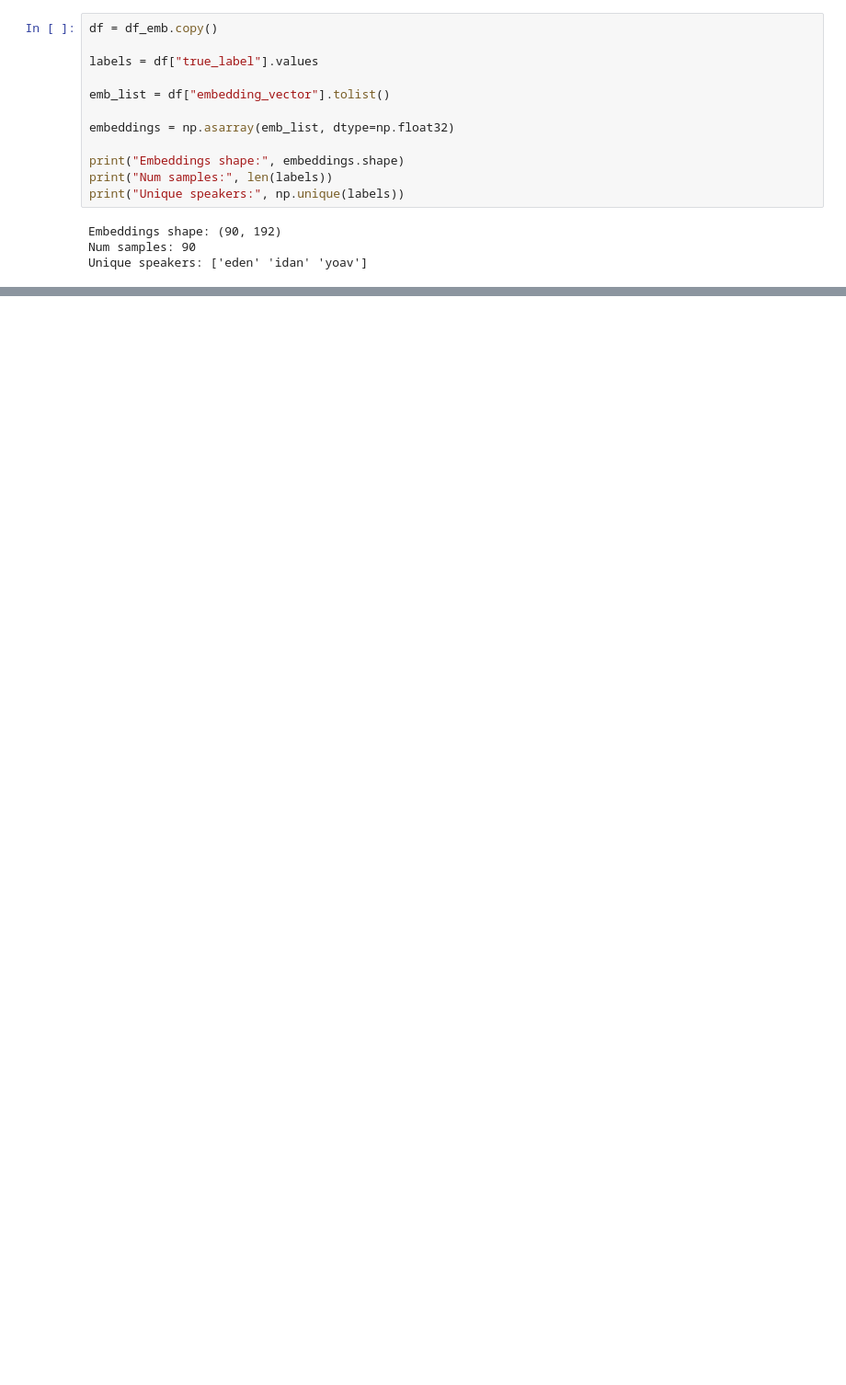
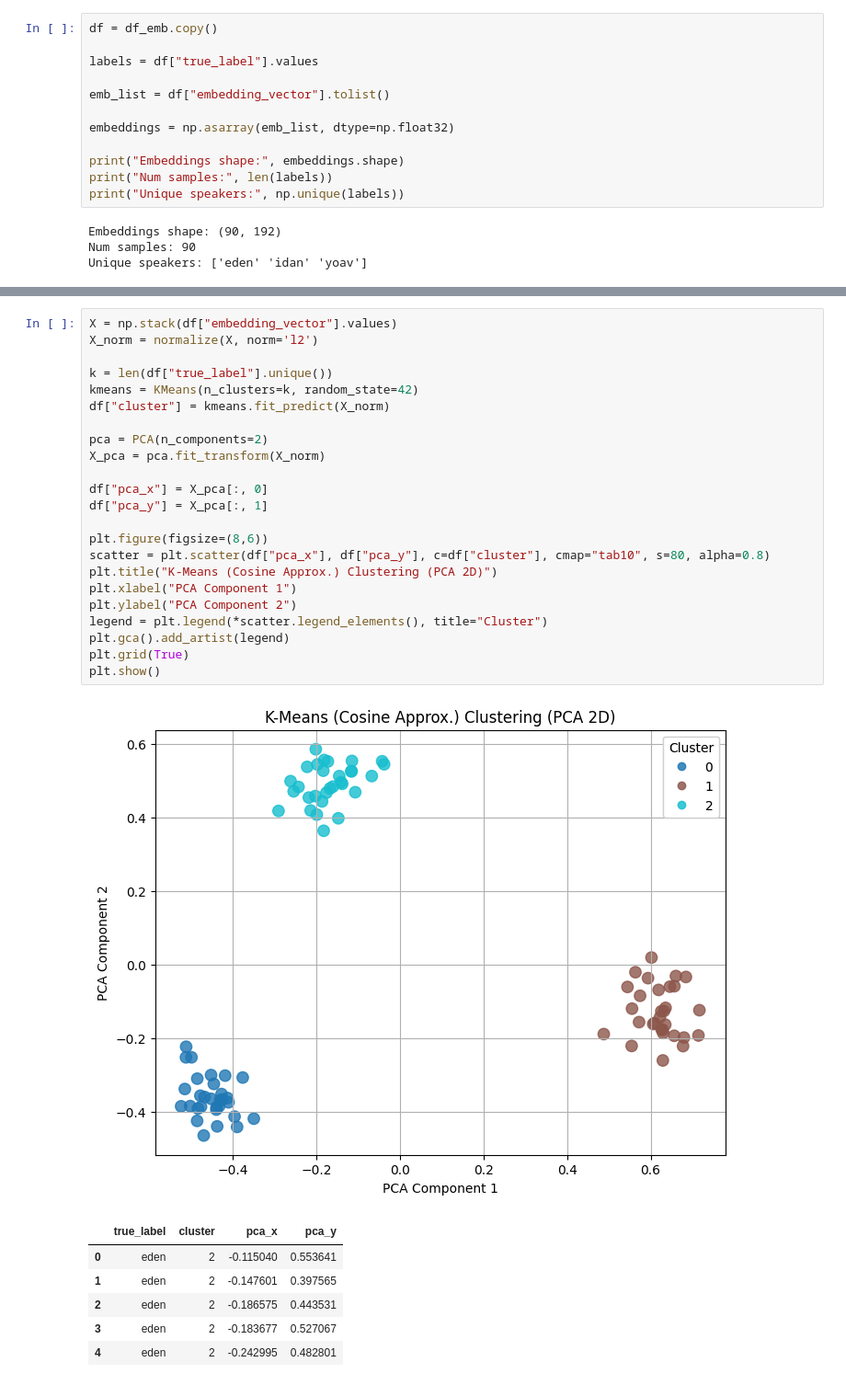
Before and after one commit to yoav1870/BioVoice, a Jupyter notebook: ecapa/level1/speaker_template_selection.ipynb, the cells around one changed output, grey strips where cells are left out. Shown: that part at 92% size. Saved outputs shown, nothing was run; the diff lists cells and outputs as text; blank space fills up the shorter version.

```diff
--- a/ecapa/level1/speaker_template_selection.ipynb
+++ b/ecapa/level1/speaker_template_selection.ipynb
@@ -300,0 +300,31 @@ Threshold at EER (cosine similarity): 0.3629
+# %%
+X = np.stack(df["embedding_vector"].values)
+X_norm = normalize(X, norm='l2')
+
+k = len(df["true_label"].unique())
+kmeans = KMeans(n_clusters=k, random_state=42)
+df["cluster"] = kmeans.fit_predict(X_norm)
+
+pca = PCA(n_components=2)
+X_pca = pca.fit_transform(X_norm)
+
+df["pca_x"] = X_pca[:, 0]
+df["pca_y"] = X_pca[:, 1]
+
+plt.figure(figsize=(8,6))
+scatter = plt.scatter(df["pca_x"], df["pca_y"], c=df["cluster"], cmap="tab10", s=80, alpha=0.8)
+plt.title("K-Means (Cosine Approx.) Clustering (PCA 2D)")
+plt.xlabel("PCA Component 1")
+plt.ylabel("PCA Component 2")
+legend = plt.legend(*scatter.legend_elements(), title="Cluster")
+plt.gca().add_artist(legend)
+plt.grid(True)
+plt.show()
+# %% [output]
+[figure, added]
+|  | true_label | cluster | pca_x | pca_y |
+| 0 | eden | 2 | -0.115040 | 0.553641 |
+| 1 | eden | 2 | -0.147601 | 0.397565 |
+| 2 | eden | 2 | -0.186575 | 0.443531 |
+| 3 | eden | 2 | -0.183677 | 0.527067 |
+| 4 | eden | 2 | -0.242995 | 0.482801 |
```
Also changed, not shown: parts of 9 cells of this notebook.
